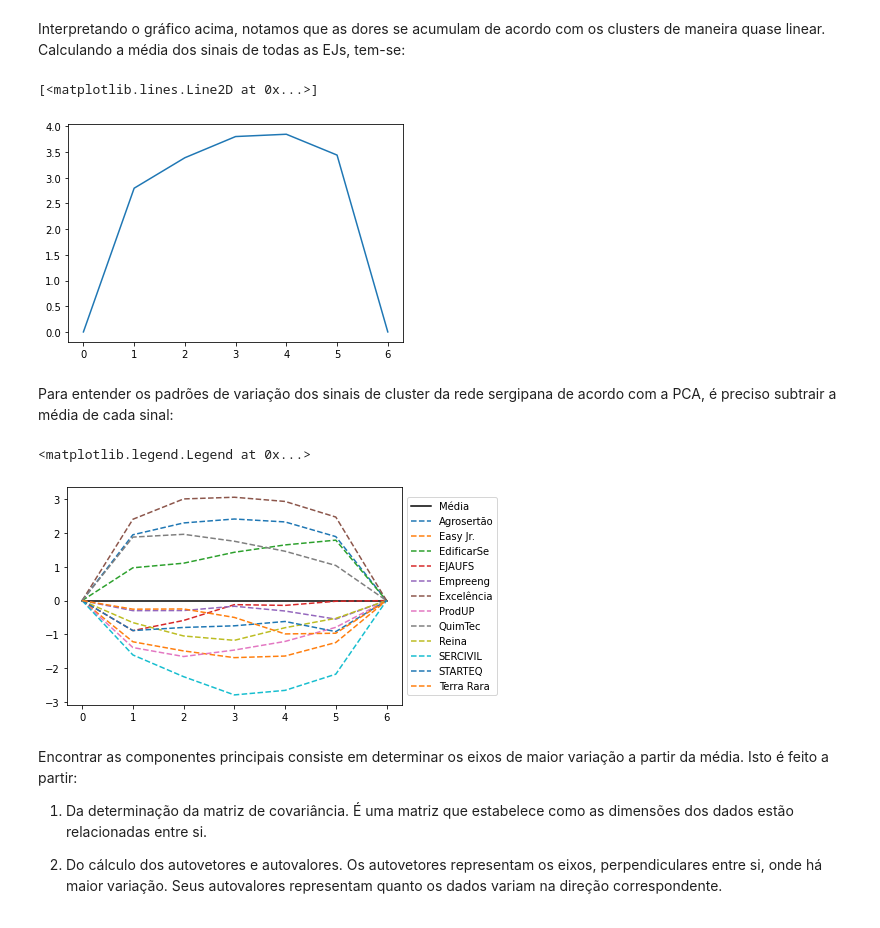
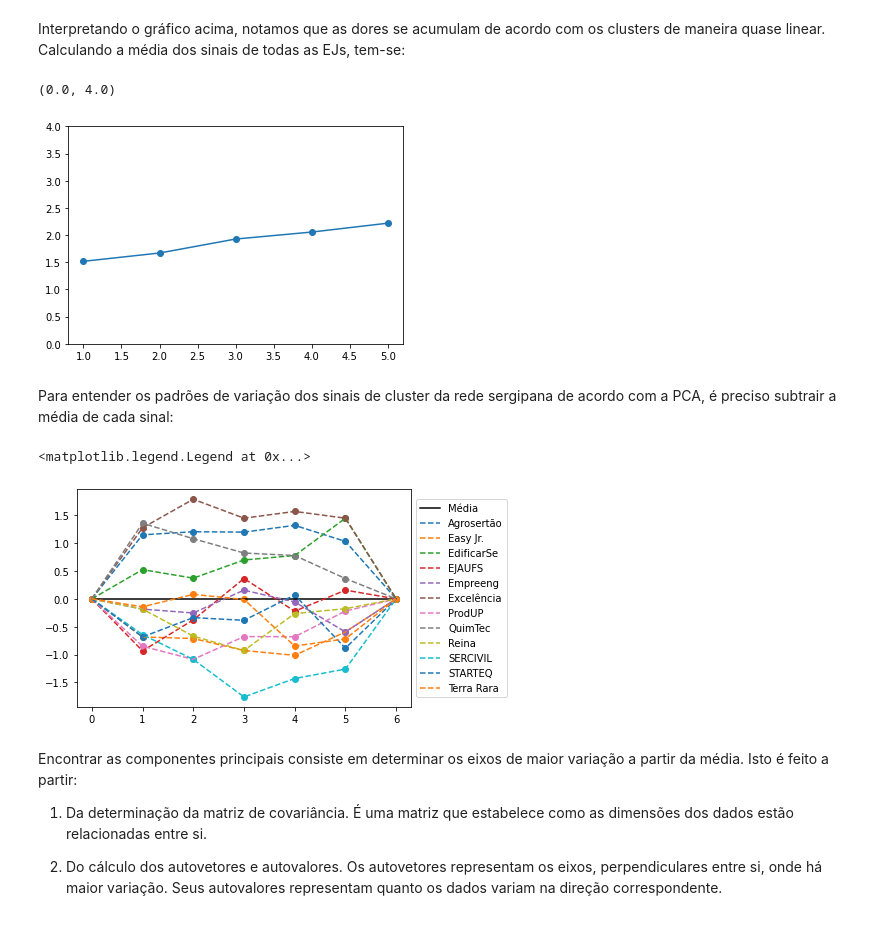
Before and after one commit to gustavomello9600/clusters, a Jupyter notebook: Dores das EJs.ipynb, the cells around one changed output. Drawn from its saved outputs; the diff is of its cells as text; code cells hidden in the pictures.

```diff
--- a/Dores das EJs.ipynb
+++ b/Dores das EJs.ipynb
@@ -381,12 +384,17 @@ Interpretando o gráfico acima, notamos que as dores se acumulam de acordo com o
 # %%
 #Calcula a média
 EJ_média = sum(sinais_das_EJs)/len(sinais_das_EJs)
 
 #Joga no gráfico
-plt.plot(X, EJ_média.pontos)
+EJ_média_em_C = EJ_média.para_a_base("C")
+plt.plot(X[1:-1], EJ_média_em_C.pontos[1:-1])
+plt.scatter(X[1:-1], EJ_média_em_C.pontos[1:-1])
+
+#Define os limites do eixo y
+plt.ylim((0, 4))
 # %% [output]
-[<matplotlib.lines.Line2D at 0x...>]
+(0.0, 4.0)
-[figure, old version]
+[figure, new version]
 # %% [markdown]
 Para entender os padrões de variação dos sinais de cluster da rede sergipana de acordo com a PCA, é preciso subtrair a média de cada sinal:
 # %%
@@ -398,13 +406,15 @@ plt.plot(X, [0] * 7, "black")
 
 #Põe os sinais centrados no gráfico com traço vazado
 for EJ in sinais_centrados:
+    EJ = EJ.para_a_base("C")
     plt.plot(X, EJ.pontos, "--")
+    plt.scatter(X, EJ.pontos)
 
 #Adiciona a legenda
 plt.legend(["Média"] + [sinal_de_EJ.name for sinal_de_EJ in sinais_das_EJs], loc="center left", bbox_to_anchor=(1, 0.5))
 # %% [output]
 <matplotlib.legend.Legend at 0x...>
-[figure, old version]
+[figure, new version]
 # %% [markdown]
 Encontrar as componentes principais consiste em determinar os eixos de maior variação a partir da média. Isto é feito a partir:
 
```
Also changed, not shown: parts of 11 cells of this notebook.
